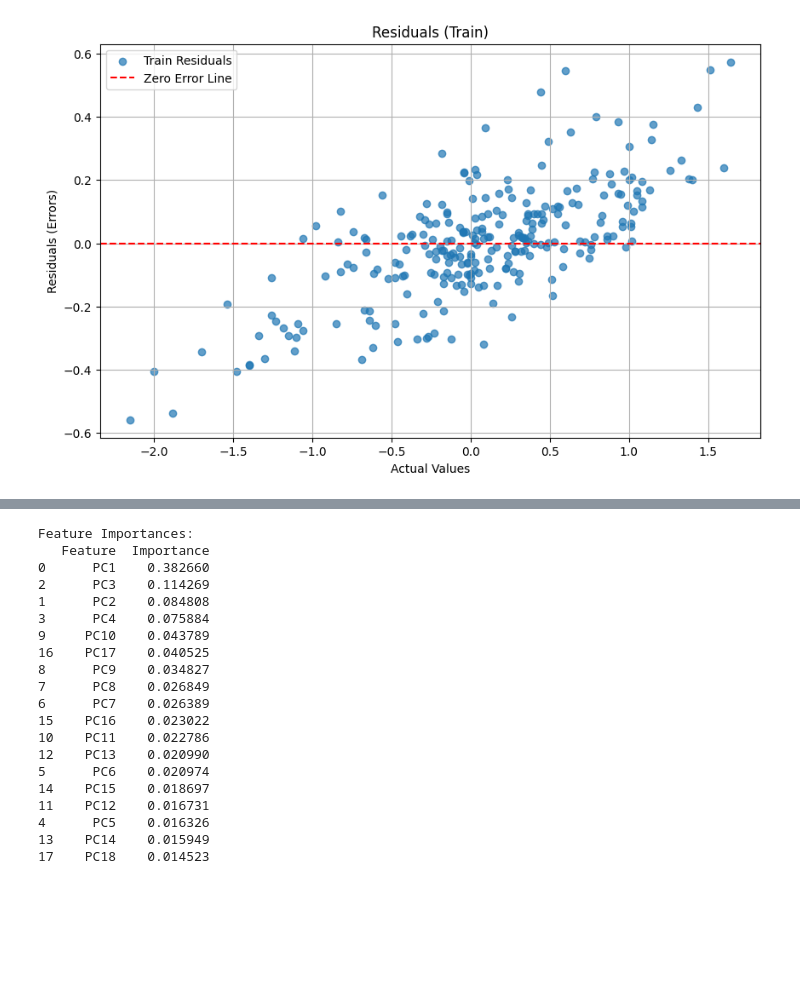
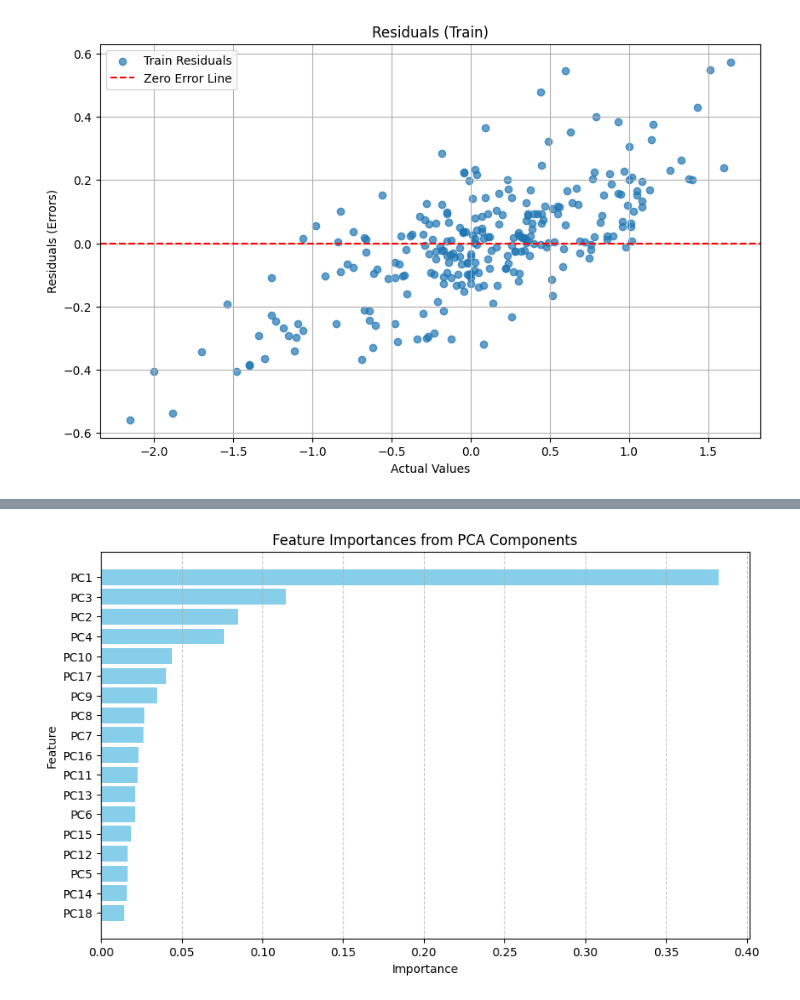
Before and after one commit to Dadoyen2/RF-classification_ANN_RF_regression-_for-_BBB-permeation, a Jupyter notebook: RF_regression_in_progress.ipynb, the cells around one changed output, grey strips where cells are left out. Cells and saved outputs as stored; diff of their text form; code cells hidden in the pictures; blank space fills up the shorter version.

```diff
--- a/RF_regression_in_progress.ipynb
+++ b/RF_regression_in_progress.ipynb
@@ -653,34 +956,34 @@ plt.show()
 # %%
 # Print Feature Importances
 import pandas as pd
 import numpy as np
 
 # Create a DataFrame for feature importances
 feature_importances = pd.DataFrame({
     'Feature': [f'PC{i+1}' for i in range(X_train_pca.shape[1])],
     'Importance': best_model.feature_importances_
 }).sort_values(by='Importance', ascending=False)
 
-print("Feature Importances:")
-print(feature_importances)
+#print("Feature Importances:")
+#print(feature_importances)
+import pandas as pd
+import matplotlib.pyplot as plt
+
+# Create a DataFrame for feature importances
+# Replace 'X_train_pca.shape[1]' with the actual number of principal components in your PCA data
+feature_importances = pd.DataFrame({
+    'Feature': [f'PC{i+1}' for i in range(X_train_pca.shape[1])],
+    'Importance': best_model.feature_importances_  # Replace 'best_model.feature_importances_' with your model's feature importances
+}).sort_values(by='Importance', ascending=False)
+
+# Plot feature importances
+plt.figure(figsize=(10, 6))
+plt.barh(feature_importances['Feature'], feature_importances['Importance'], color='skyblue')
+plt.xlabel('Importance')
+plt.ylabel('Feature')
+plt.title('Feature Importances from PCA Components')
+plt.gca().invert_yaxis()  # To show the highest importance at the top
+plt.grid(axis='x', linestyle='--', alpha=0.7)
+plt.show()
 # %% [output]
-Feature Importances:
-   Feature  Importance
-0      PC1    0.382660
-2      PC3    0.114269
-1      PC2    0.084808
-3      PC4    0.075884
-9     PC10    0.043789
-16    PC17    0.040525
-8      PC9    0.034827
-7      PC8    0.026849
-6      PC7    0.026389
-15    PC16    0.023022
-10    PC11    0.022786
-12    PC13    0.020990
-5      PC6    0.020974
-14    PC15    0.018697
-11    PC12    0.016731
-4      PC5    0.016326
-13    PC14    0.015949
-17    PC18    0.014523
+[figure, added]
```
Also changed, not shown: parts of 14 cells of this notebook.
